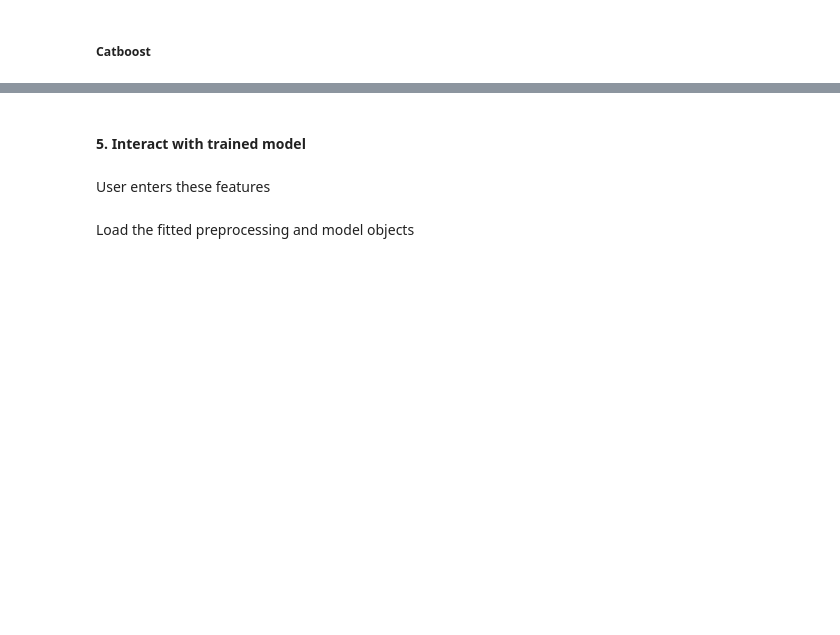
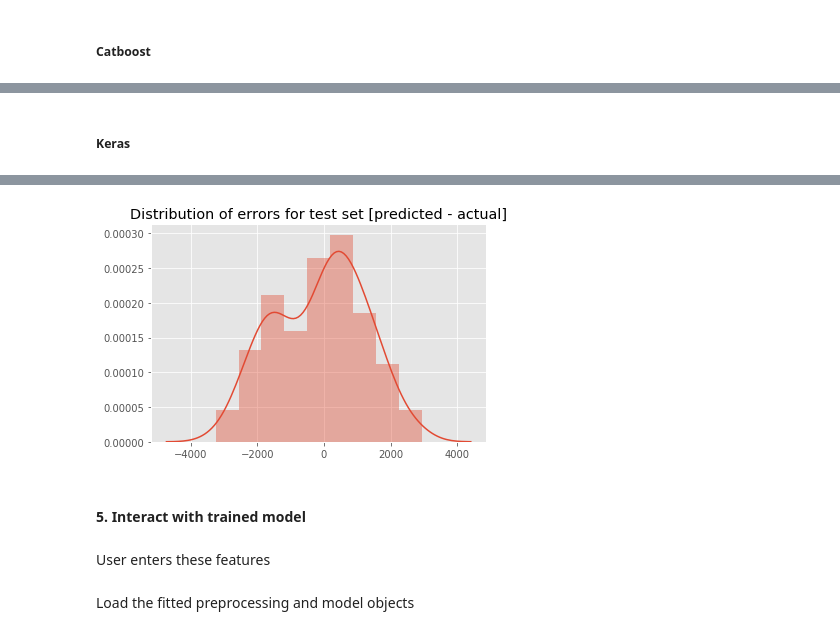
Before and after one commit to hussainburhani/bike, a Jupyter notebook: code/model.ipynb, the cells around one changed output, grey strips where cells are left out. Cells and saved outputs as stored; diff of their text form; code cells hidden in the pictures; blank space fills up the shorter version.

Commit message:
Updated with keras

```diff
--- a/code/model.ipynb
+++ b/code/model.ipynb
@@ -287,0 +292,24 @@ y_train_pred, y_test_pred = evaluate_model(model=model, pipe=prepipe, X_train=X_
+# %% [markdown]
+##### Keras
+# %%
+# Build topography for neural network
+def create_topography(input_dim=X_train.shape[1]):
+    model = models.Sequential()
+    model.add(layers.Dense(input_dim*2, input_dim=input_dim, kernel_initializer='normal', activation='relu'))
+    model.add(layers.Dense(input_dim, kernel_initializer='normal', activation='relu'))
+    model.add(layers.Dense(1, kernel_initializer='normal', activation='linear'))
+    model.compile(loss='mean_absolute_error', optimizer='adam', metrics=['mae', 'mse'])
+    return model
+es = callbacks.EarlyStopping(monitor='val_loss', mode='min', verbose=1)
+# %%
+# Set parameters and fit model
+parameters = {
+    'model__epochs': [150],
+    'model__batch_size': [32],
+    'model__verbose': [0],
+    #'model__callbacks': [[es]]
+}
+model_type = wrappers.scikit_learn.KerasRegressor(build_fn=create_topography)
+model = fit_model(X=X_train, y=y_train, model_type=model_type, parameters=parameters, path=path)
+y_train_pred, y_test_pred = evaluate_model(model=model, pipe=prepipe, X_train=X_train, X_test=X_test, y_train=y_train, y_test=y_test)
+# %% [output]
@@ -288,3 +323,4 @@ y_train_pred, y_test_pred = evaluate_model(model=model, pipe=prepipe, X_train=X_
+[figure, added]
 # %% [markdown]
 #### 5. Interact with trained model
 # %% [markdown]
```
Also changed, not shown: parts of 7 cells of this notebook, 2 other files.
